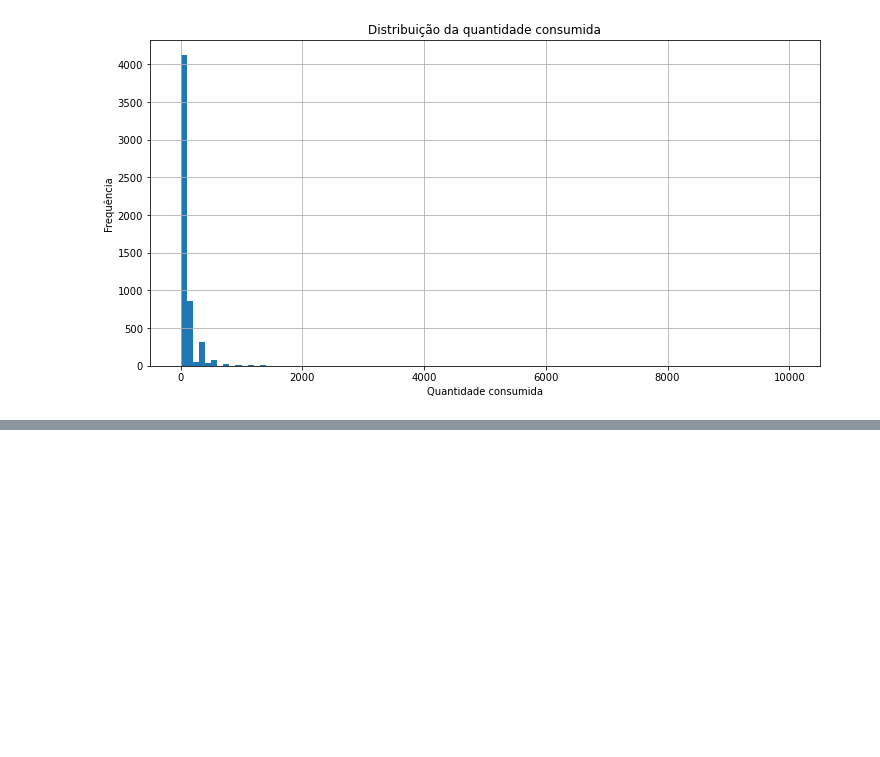
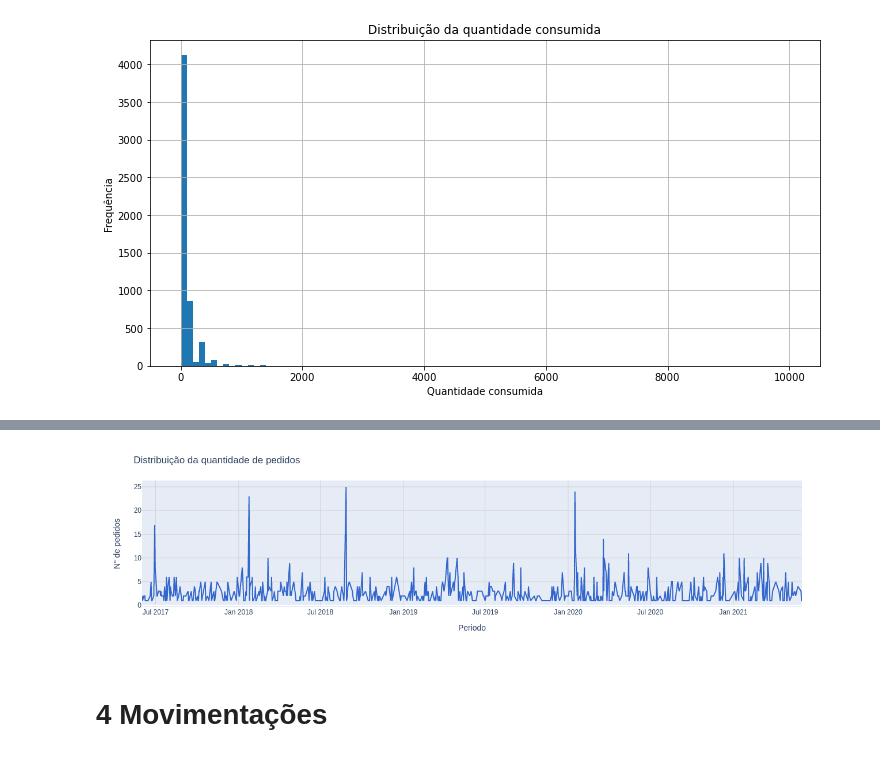
Before and after one commit to PanGeia-Study-Group/Otimizacao_supply_chain, a Jupyter notebook: codigo/EDA.ipynb, the cells around one changed output, grey strips where cells are left out. Cells and saved outputs as stored; diff of their text form; code cells hidden in the pictures; blank space fills up the shorter version.

Commit message:
fazendo a exploração da distribuição dos pedidos

```diff
--- a/codigo/EDA.ipynb
+++ b/codigo/EDA.ipynb
@@ -159,0 +208,15 @@ Text(0.5, 0, 'Quantidade consumida')
+# %%
+vendas_ano = ords_df.groupby(by=['order_date']).count()
+# %%
+fig = px.line(vendas_ano, x=vendas_ano.index, y=vendas_ano.quantity,color_discrete_sequence=px.colors.qualitative.G10)
+fig.update_xaxes(showgrid=True, gridwidth=1, gridcolor='LightGrey')
+fig.update_yaxes(showgrid=True, gridwidth=1, gridcolor='LightGrey')
+fig.update_layout(
+                  title='Distribuição da quantidade de pedidos ',
+                  yaxis=dict(title_text="N° de pedidos"),
+    xaxis=dict(title_text="Periodo"))
+fig.show()
+# %% [output]
+[figure, added]
+# %% [markdown]
+# 4 Movimentações
```
Also changed, not shown: parts of 9 cells of this notebook.
